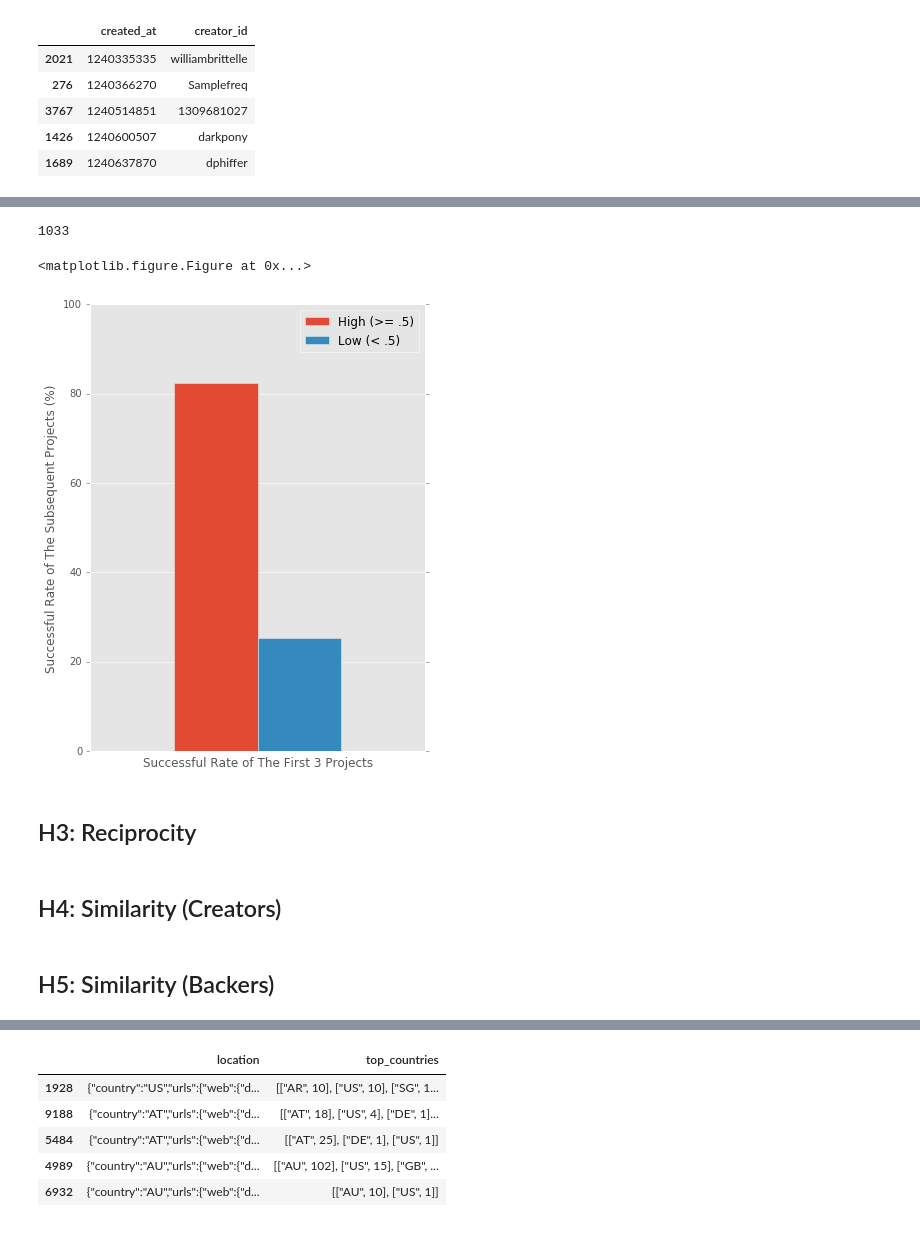
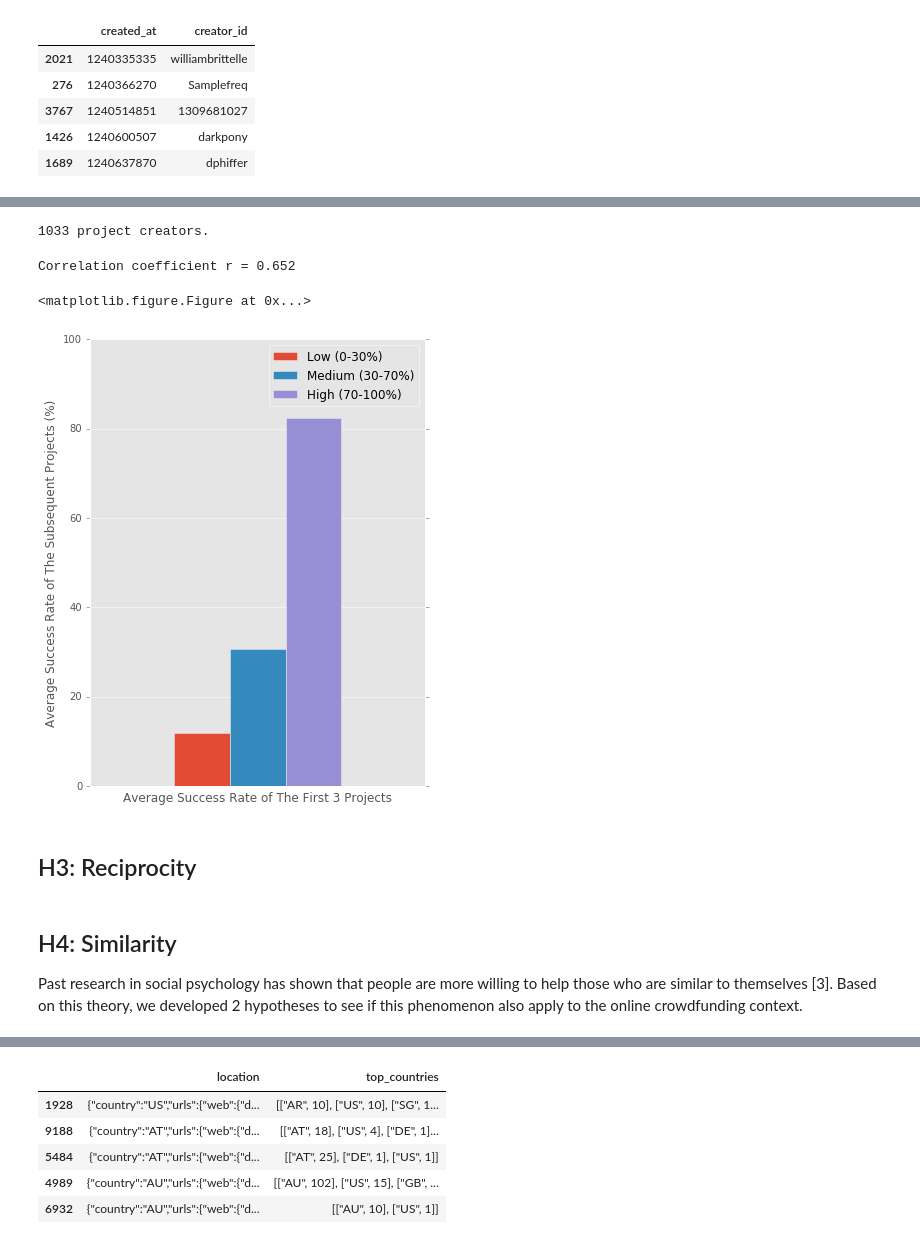
Before and after one commit to acsalu/IntroCM-Kickstar, a Jupyter notebook: Report.ipynb, the cells around one changed output, grey strips where cells are left out. Saved outputs shown, nothing was run; the diff lists cells and outputs as text; code cells hidden in the pictures.

```diff
--- a/Report.ipynb
+++ b/Report.ipynb
@@ -115,9 +139,9 @@ gb_id = df.groupby('creator_id') \
     .filter(lambda g: len(g) > 3) \
     .groupby('creator_id')
 # %%
-print(len(gb_id)
+print(str(len(gb_id)) + " project creators.")
 # %% [output]
-1033
+1033 project creators.
 # %%
 def success_rate(states):
     states = Counter(states)
@@ -126,26 +150,32 @@ def success_rate(states):
 df_stats = pd.DataFrame()
 df_stats['prior'] = gb_id.apply(lambda g: success_rate(g.state.values[:3]))
 df_stats['subsequent'] = gb_id.apply(lambda g: success_rate(g.state.values[3:]))
+# %%
+corrcoef = np.corrcoef(df_stats.prior, df_stats.subsequent)[0, 1]
+print("Correlation coefficient r = %.3f" % (corrcoef))
+# %% [output]
+Correlation coefficient r = 0.652
 # %%
-df_plot = pd.DataFrame({'Low (< .5)': [np.mean(df_stats[df_stats.prior < .5].subsequent)],
-                       'High (>= .5)': [np.mean(df_stats[.5 <= df_stats.prior].subsequent)]})
+df_plot = pd.DataFrame({'Low (0-30%)': [np.mean(df_stats[df_stats.prior < .3].subsequent)],
+                        'Medium (30-70%)': [np.mean(0.3 <= df_stats[df_stats.prior < .6].subsequent)],
+                        'High (70-100%)': [np.mean(df_stats[.6 <= df_stats.prior].subsequent)]})
 def percentage(x, pos):
     return '%d' % (x * 100)
 
 plt.figure()
-ax = df_plot.plot.bar(figsize=(6, 8))
-ax.set_ylabel('Successful Rate of The Subsequent Projects (%)')
-ax.set_xlabel('Successful Rate of The First 3 Projects')
+ax = df_plot.plot.bar(figsize=(6, 8), y=['Low (0-30%)', 'Medium (30-70%)', 'High (70-100%)'])
+ax.set_ylabel('Average Success Rate of The Subsequent Projects (%)')
+ax.set_xlabel('Average Success Rate of The First 3 Projects')
 ax.set_ylim(bottom=0.0, top=1.0)
 ax.yaxis.set_major_formatter(FuncFormatter(percentage))
 ax.set_xticks([])
 plt.show()
 # %% [output]
 <matplotlib.figure.Figure at 0x...>
-[figure, old version]
+[figure, new version]
 # %% [markdown]
 ## H3: Reciprocity
-# %% [markdown]
-## H4: Similarity (Creators)
-# %% [markdown]
-## H5: Similarity (Backers)
+# %% [markdown]
+## H4: Similarity
+
+Past research in social psychology has shown that people are more willing to help those who are similar to themselves [3]. Based on this theory, we developed 2 hypotheses to see if this phenomenon also apply to the online crowdfunding context.
```
Also changed, not shown: parts of 18 cells of this notebook.
